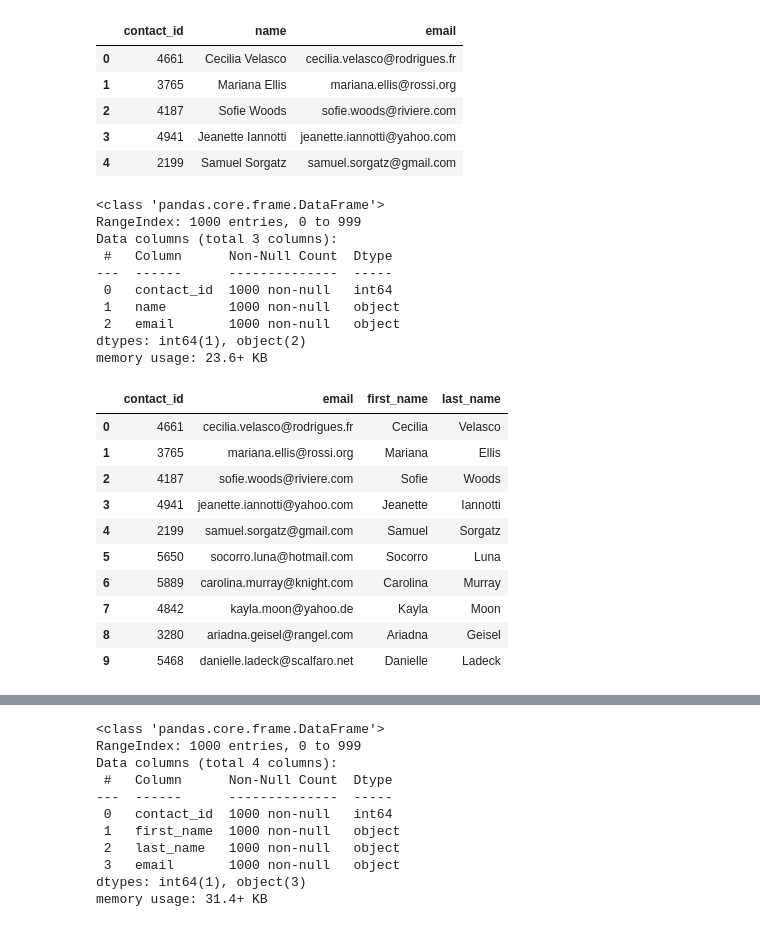
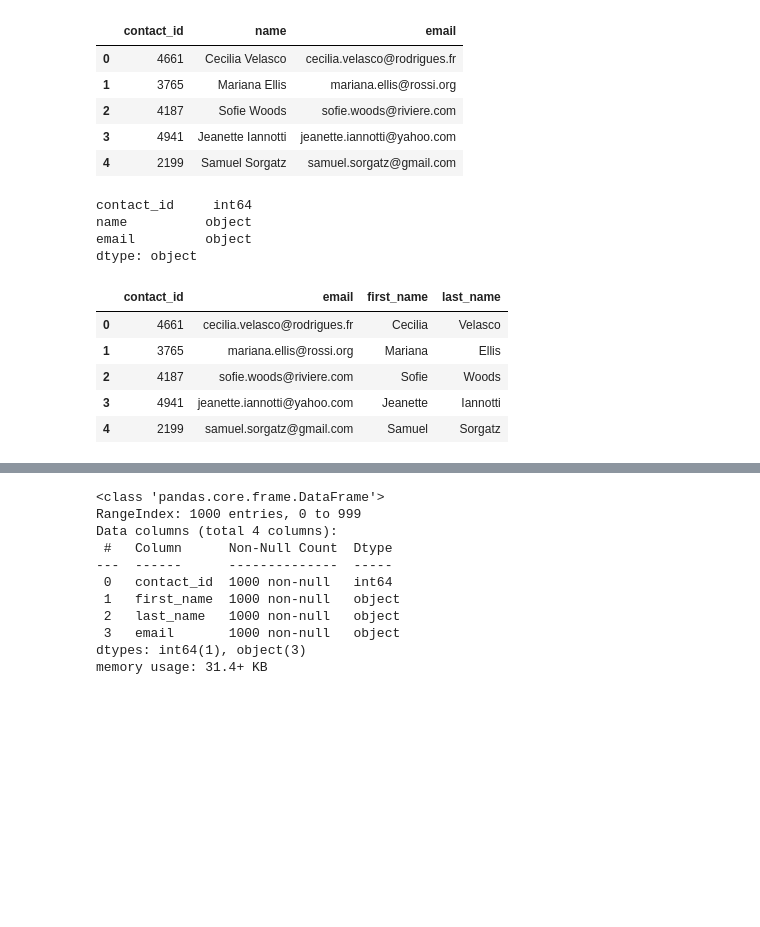
Before and after one commit to VickyL86/Crowdfunding_ETL_Project2, a Jupyter notebook: ETL_Mini_Project_Starter_CodeVL.ipynb, the cells around one changed output, grey strips where cells are left out. Cells and saved outputs as stored; diff of their text form; code cells hidden in the pictures; blank space fills up the shorter version.

Commit message:
Created the Contacts DataFrame Option 1

```diff
--- a/ETL_Mini_Project_Starter_CodeVL.ipynb
+++ b/ETL_Mini_Project_Starter_CodeVL.ipynb
@@ -295,0 +288,19 @@ print(dict_values)
+# %%
+# Iterate through the contact_info_df and convert each row to a dictionary. --> json read loop from ETL module 2 activity 7
+import json
+
+dict_values = []
+column_names = []
+
+# Start iterating from the second row (index 1) to skip the header
+for i, row in contact_info_df.iloc[1:].iterrows():
+    data = row[0]
+    # Convert each row to a Python dictionary.
+    converted_data = json.loads(data)
+    # Use a list comprehension to get the values for each row.
+    row_values = [v for k, v in converted_data.items()]
+    # Append the keys and list values to the lists created in step 1.
+    dict_values.append(row_values)
+
+# Print out the keys and list of values for each row.
+print(dict_values)
@@ -296,6 +309,8 @@ print(dict_values)
 # %%
 # Create a contact_info DataFrame and add each list of values, i.e., each row
-# to the 'contact_id', 'name', 'email' columns.
+# to the 'contact_id', 'name', 'email' columns. --> https://stackoverflow.com/questions/54035258/pd-dataframedata-columns-how-to-pass-a-data-which-is-with-nested-dictiona
+contact_info_df = pd.DataFrame(dict_values, columns=['contact_id', 'name', 'email'])
+contact_info_df.head()
 # %% [output]
 |  | contact_id | name | email |
 | 0 | 4661 | Cecilia Velasco | cecilia.velasco@rodrigues.fr |
@@ -305,31 +320,24 @@ print(dict_values)
 | 4 | 2199 | Samuel Sorgatz | samuel.sorgatz@gmail.com |
 # %%
 # Check the datatypes.
+contact_info_df.dtypes
 # %% [output]
-<class 'pandas.core.frame.DataFrame'>
-RangeIndex: 1000 entries, 0 to 999
-Data columns (total 3 columns):
- #   Column      Non-Null Count  Dtype
----  ------      --------------  -----
- 0   contact_id  1000 non-null   int64
- 1   name        1000 non-null   object
- 2   email       1000 non-null   object
-dtypes: int64(1), object(2)
-memory usage: 23.6+ KB
+contact_id     int64
+name          object
+email         object
+dtype: object
 # %%
 # Create a "first"name" and "last_name" column with the first and last names from the "name" column.
+contact_info_df[['first_name','last_name']] = contact_info_df['name'].str.split(' ', n=1, expand=True)
 
+# Drop the contact_name column --> ETL 1 Activity 5 Grocery Orders
+contact_info_df = contact_info_df.drop('name', axis=1)
 
-# Drop the contact_name column
+contact_info_df.head()
 # %% [output]
 |  | contact_id | email | first_name | last_name |
 | 0 | 4661 | cecilia.velasco@rodrigues.fr | Cecilia | Velasco |
 | 1 | 3765 | mariana.ellis@rossi.org | Mariana | Ellis |
 | 2 | 4187 | sofie.woods@riviere.com | Sofie | Woods |
 | 3 | 4941 | jeanette.iannotti@yahoo.com | Jeanette | Iannotti |
 | 4 | 2199 | samuel.sorgatz@gmail.com | Samuel | Sorgatz |
-| 5 | 5650 | socorro.luna@hotmail.com | Socorro | Luna |
-| 6 | 5889 | carolina.murray@knight.com | Carolina | Murray |
-| 7 | 4842 | kayla.moon@yahoo.de | Kayla | Moon |
-| 8 | 3280 | ariadna.geisel@rangel.com | Ariadna | Geisel |
-| 9 | 5468 | danielle.ladeck@scalfaro.net | Danielle | Ladeck |
```
Also changed, not shown: parts of 8 cells of this notebook, 1 other file.
